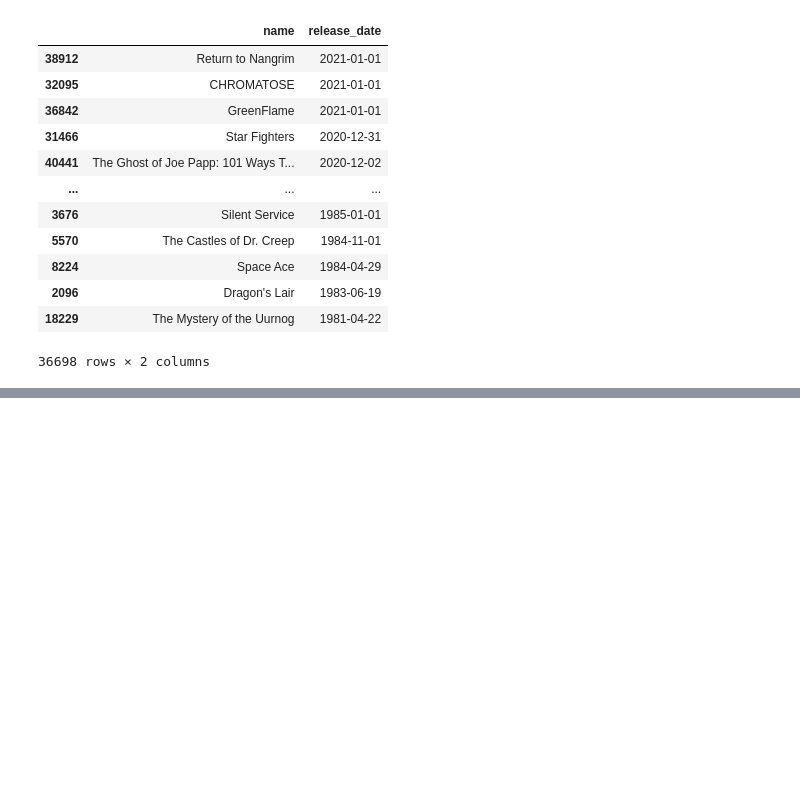
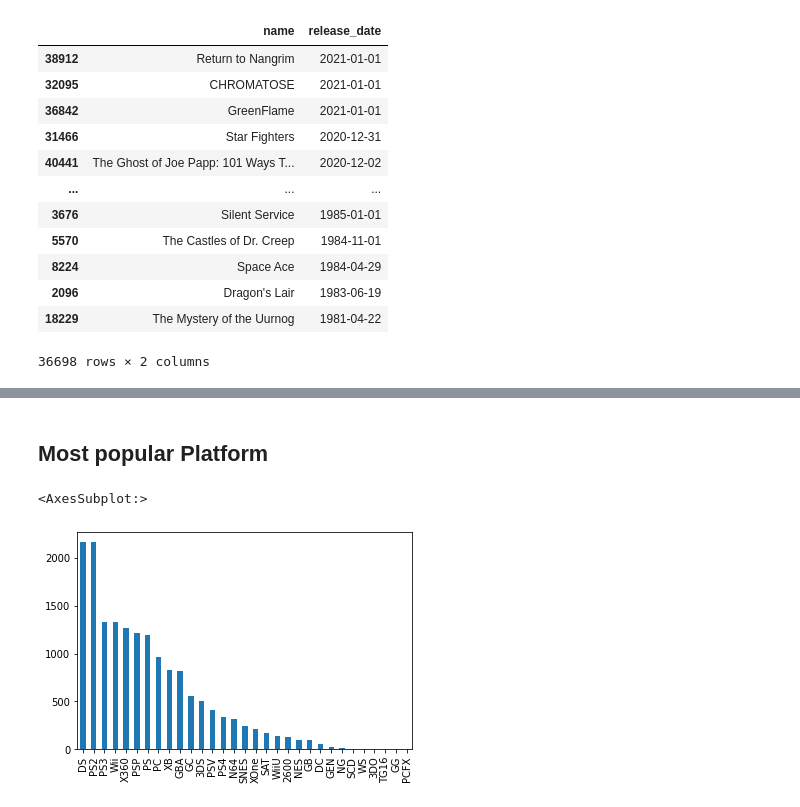
Before and after one commit to van-sprundel/Data-Science-Portfolio, a Jupyter notebook: assessments/Assignment 6.ipynb, the cells around one changed output, grey strips where cells are left out. Saved outputs shown, nothing was run; the diff lists cells and outputs as text; code cells hidden in the pictures; blank space fills up the shorter version.

```diff
--- a/assessments/Assignment 6.ipynb
+++ b/assessments/Assignment 6.ipynb
@@ -99,0 +136,7 @@ recentSteam
+# %% [markdown]
+## Most popular Platform
+# %%
+vg['Platform'].value_counts().plot(kind='bar')
+# %% [output]
+<AxesSubplot:>
+[figure, added]
```
Also changed, not shown: parts of 8 cells of this notebook, 10 other files.
